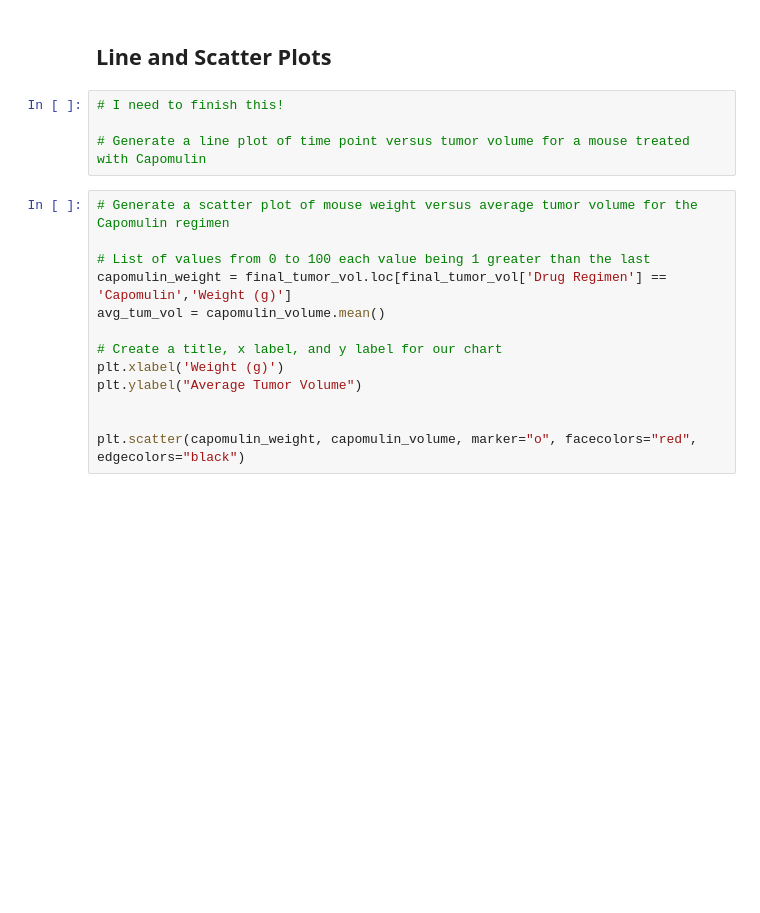
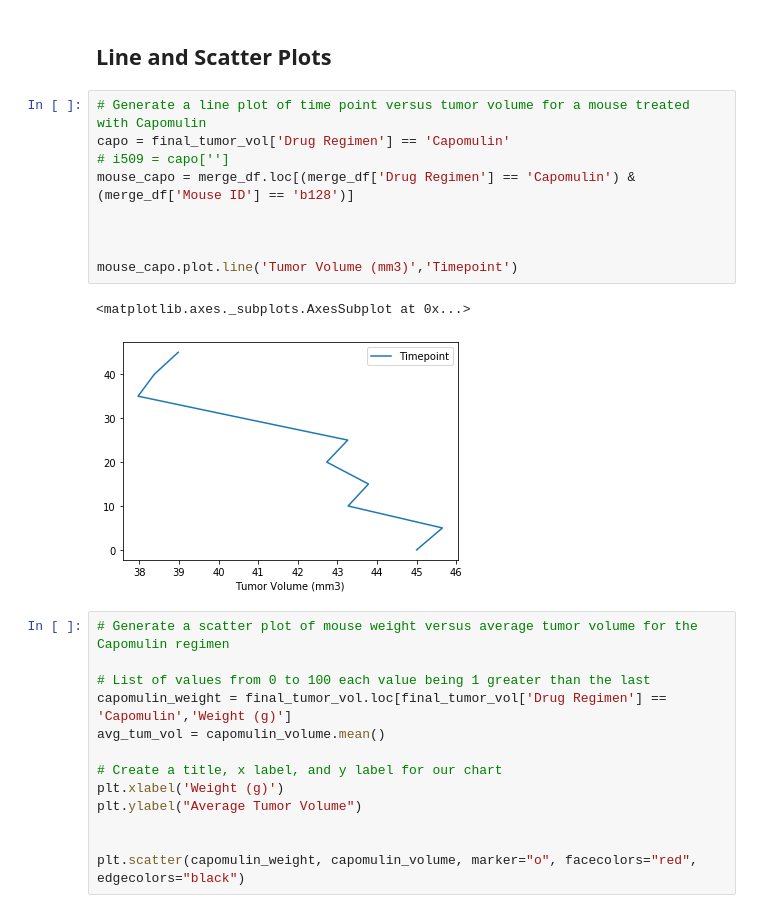
Before and after one commit to Danne-Paredes/Matplotlib-challenge, a Jupyter notebook: Pymaceuticals/pymaceuticals_starter.ipynb, the cells around one changed output. Saved outputs shown, nothing was run; the diff lists cells and outputs as text; blank space fills up the shorter version.

```diff
--- a/Pymaceuticals/pymaceuticals_starter.ipynb
+++ b/Pymaceuticals/pymaceuticals_starter.ipynb
@@ -246,9 +255,17 @@ plt.show()
 # %% [markdown]
 ## Line and Scatter Plots
 # %%
-# I need to finish this!
+# Generate a line plot of time point versus tumor volume for a mouse treated with Capomulin
+capo = final_tumor_vol['Drug Regimen'] == 'Capomulin'
+# i509 = capo['']
+mouse_capo = merge_df.loc[(merge_df['Drug Regimen'] == 'Capomulin') & (merge_df['Mouse ID'] == 'b128')]
 
-# Generate a line plot of time point versus tumor volume for a mouse treated with Capomulin
+
+
+mouse_capo.plot.line('Tumor Volume (mm3)','Timepoint')
+# %% [output]
+<matplotlib.axes._subplots.AxesSubplot at 0x...>
+[figure, added]
 # %%
 # Generate a scatter plot of mouse weight versus average tumor volume for the Capomulin regimen
 
```
Also changed, not shown: parts of 10 cells of this notebook.
